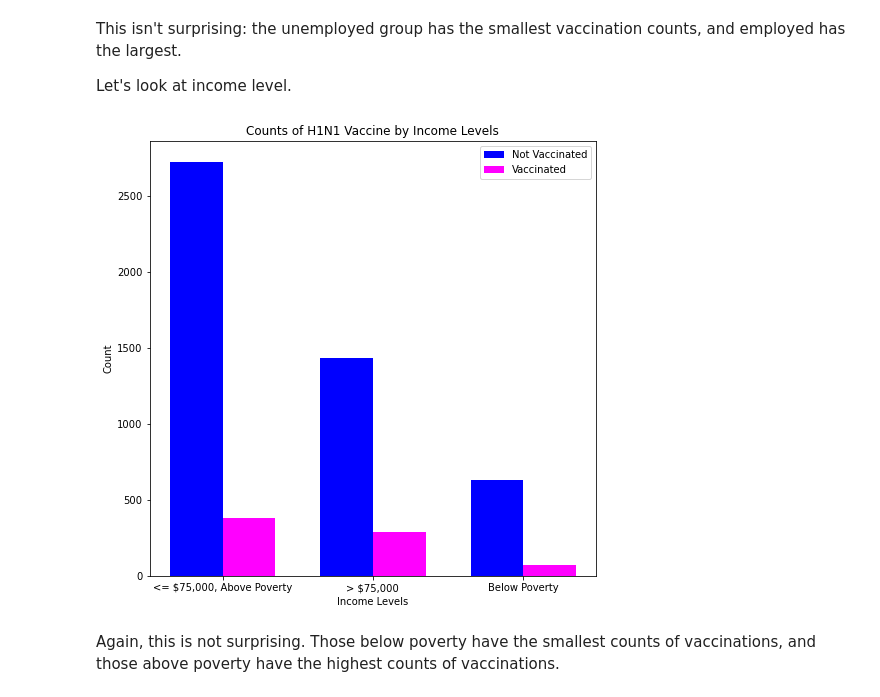
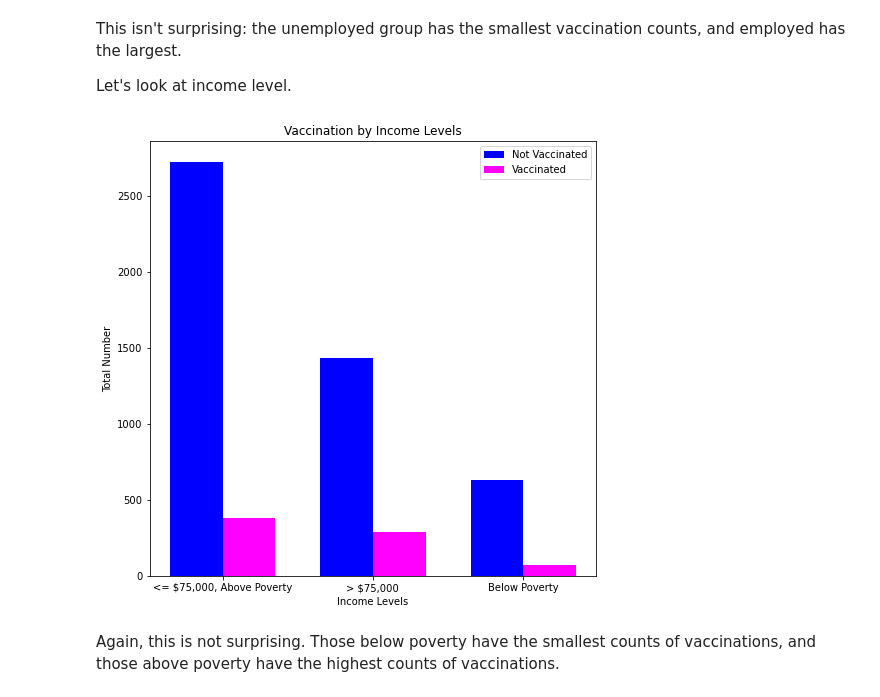
Before and after one commit to rachelhgoldstein/H1N1-Flu-Vaccines, a Jupyter notebook: Final_Notebook.ipynb, the cells around one changed output. Saved outputs shown, nothing was run; the diff lists cells and outputs as text; code cells hidden in the pictures.

```diff
--- a/Final_Notebook.ipynb
+++ b/Final_Notebook.ipynb
@@ -2117,29 +2117,29 @@ vacc_income_poverty = vaccinated.groupby('income_poverty')[['preds']].count().so
 # %%
 pov_lev = vacc_income_poverty.index
 
 fig, ax = plt.subplots(figsize=(8,8))
 bar_width = 0.35
 
 index = range(len(not_vacc_income_poverty))
 x_not_vaccinated = [i - bar_width/2 for i in index]
 x_vaccinated = [i + bar_width/2 for i in index]
 
 
 ax.bar(x=x_not_vaccinated, height=not_vacc_income_poverty['preds'].values,
        label='Not Vaccinated', width=bar_width, color='blue')
 
 ax.bar(x=x_vaccinated, height=vacc_income_poverty['preds'].values,
        label='Vaccinated', width=bar_width, color='magenta')
 
 ax.set_xlabel('Income Levels')
-ax.set_ylabel('Count')
-ax.set_title('Counts of H1N1 Vaccine by Income Levels')
+ax.set_ylabel('Total Number')
+ax.set_title('Vaccination by Income Levels')
 ax.set_xticks(index)
 ax.set_xticklabels(pov_lev)
 ax.legend()
 plt.show();
 # %% [output]
-[figure, old version]
+[figure, new version]
 # %% [markdown]
 Again, this is not surprising. Those below poverty have the smallest counts of vaccinations, and those above poverty have the highest counts of vaccinations.
 # %% [markdown]
```
Also changed, not shown: parts of 12 cells of this notebook, 4 other files.
